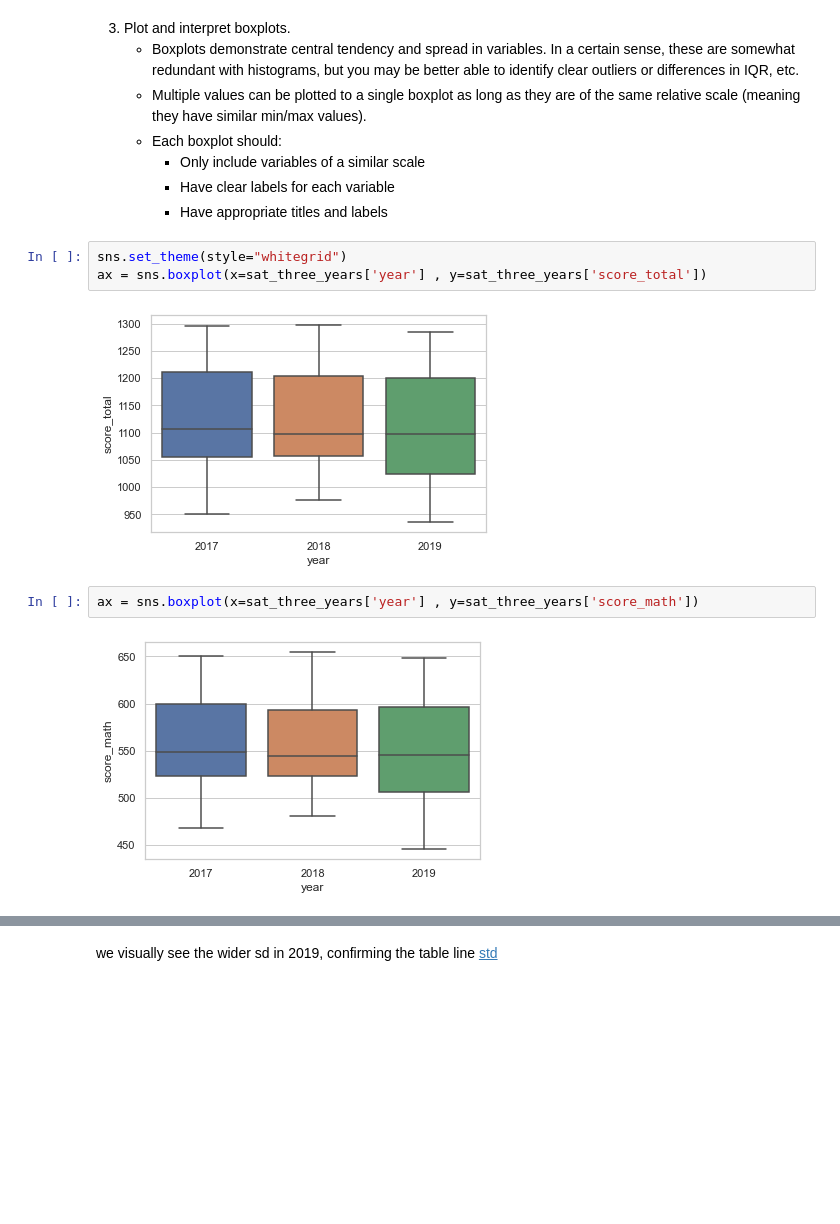
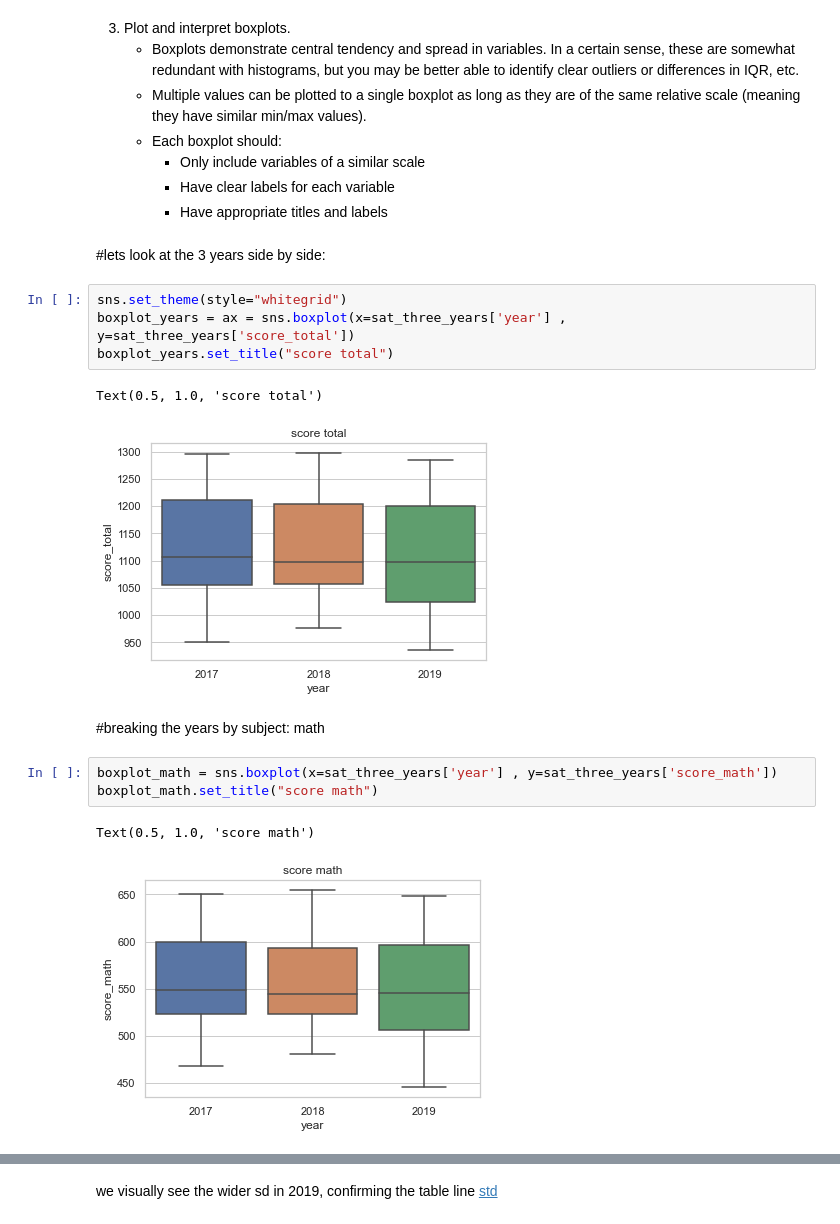
Before and after one commit to ClementGalvierGitHub/Projects, a Jupyter notebook: project_1/code/starter-code_CG_08072022_1800.ipynb, the cells around one changed output, grey strips where cells are left out. Saved outputs shown, nothing was run; the diff lists cells and outputs as text; blank space fills up the shorter version.

```diff
--- a/project_1/code/starter-code_CG_08072022_1800.ipynb
+++ b/project_1/code/starter-code_CG_08072022_1800.ipynb
@@ -965,13 +1074,21 @@ sns.histplot(sat_three_years.loc[sat_three_years['year']==2019,['score_total']],
         - Only include variables of a similar scale
         - Have clear labels for each variable
         - Have appropriate titles and labels
+# %% [markdown]
+#lets look at the 3 years side by side:
 # %%
 sns.set_theme(style="whitegrid")
-ax = sns.boxplot(x=sat_three_years['year'] , y=sat_three_years['score_total'])
+boxplot_years = ax = sns.boxplot(x=sat_three_years['year'] , y=sat_three_years['score_total'])
+boxplot_years.set_title("score total")
 # %% [output]
+Text(0.5, 1.0, 'score total')
-[figure, old version]
+[figure, new version]
+# %% [markdown]
+#breaking the years by subject: math
 # %%
-ax = sns.boxplot(x=sat_three_years['year'] , y=sat_three_years['score_math'])
+boxplot_math = sns.boxplot(x=sat_three_years['year'] , y=sat_three_years['score_math'])
+boxplot_math.set_title("score math")
 # %% [output]
+Text(0.5, 1.0, 'score math')
-[figure, old version]
+[figure, new version]
 # %%
```
Also changed, not shown: parts of 71 cells of this notebook, 12 other files.
